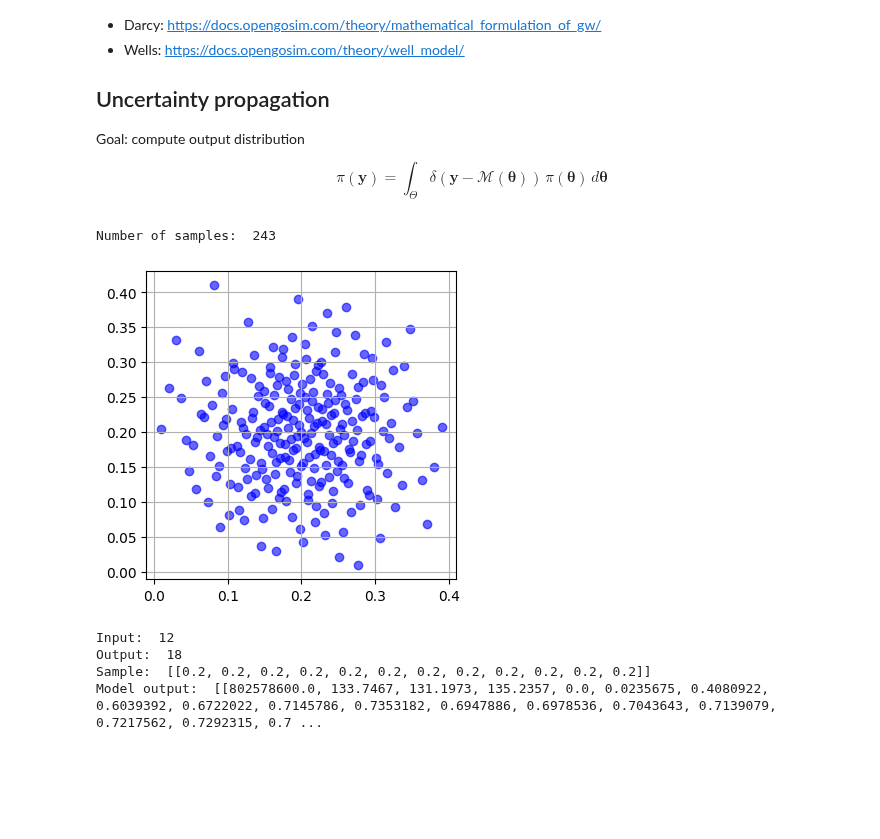
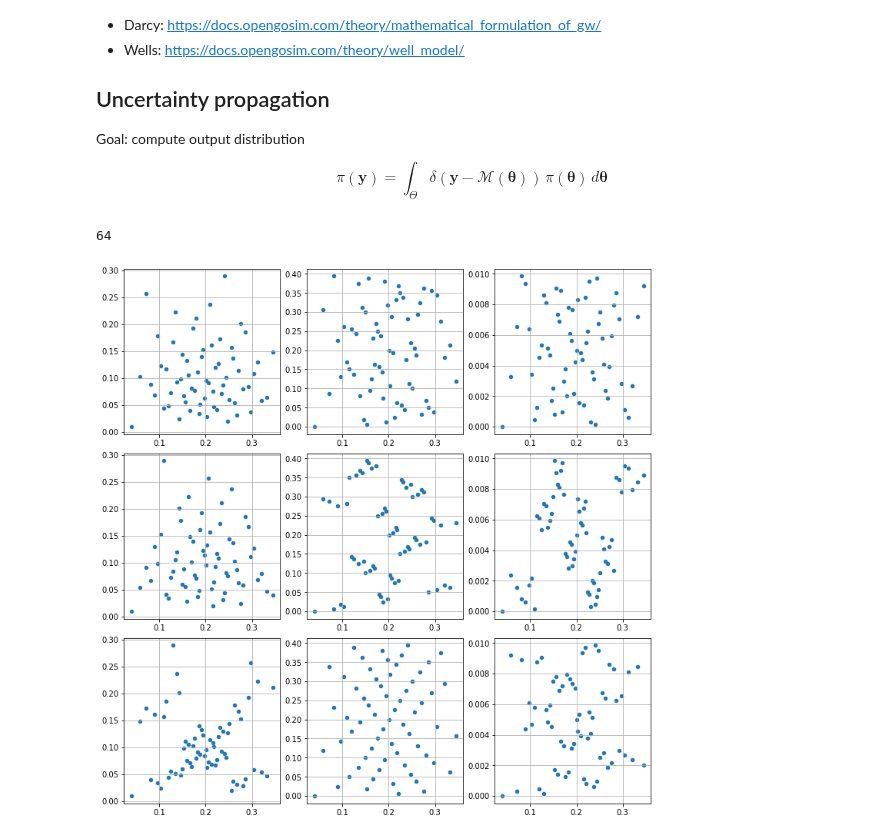
Before and after one commit to UM-Bridge/benchmarks, a Jupyter notebook: benchmarks/resevoirsim/opengosim.ipynb, the cells around one changed output. Saved outputs shown, nothing was run; the diff lists cells and outputs as text; code cells hidden in the pictures; blank space fills up the shorter version.

```diff
--- a/benchmarks/resevoirsim/opengosim.ipynb
+++ b/benchmarks/resevoirsim/opengosim.ipynb
@@ -158,45 +156,43 @@ n_inputs = model.get_input_sizes()[0]
 n_outputs = model.get_output_sizes()[0]
 # %%
 dim = n_inputs
-m = 8 # number of samples 2^m
+m = 6 # number of samples 2^m
 sampler = qmc.Sobol(d=dim, scramble=False)
 samples = sampler.random_base2(m=m)
+
+# POROSITY: truncated normal
 mean = 0.2
 std = 0.079
-#lower, upper = 0.039, 0.366
-#a, b = (lower - mu) / sigma, (upper - mu) / sigma
-#x_poro = np.linspace(lower, upper, 1000)
-#pdf_poro = truncnorm.pdf(x_poro, a, b, loc=mu, scale=sigma)
-samples = norm.ppf(samples)
-samples = samples * std + mean
-samples = samples[~np.any(samples < 0, axis=1)]
-print("Number of samples: ", len(samples))
-# Uniform sampling
-#l_bounds = [0.039]*dim
-#u_bounds = [0.366]*dim
-#samples = qmc.scale(samples, l_bounds, u_bounds)
+lower, upper = 0.039, 0.366
+a, b = (lower - mean) / std, (upper - mean) / std
+porosity_samples = truncnorm.ppf(samples[:, :12], a=a, b=b, loc=mean, scale=std)
+samples[:, :12] = porosity_samples
+
+# PERMZ scaling: beta scaled to [0.01, 1]
+alpha, beta_param = 2, 18
+permz_raw = samples[:, 12]
+permz_scaled = beta.ppf(permz_raw, a=alpha, b=beta_param)
+permz_samples = 0.01 + permz_scaled * (1 - 0.01)
+samples[:, 12] = permz_samples
+
+# FAULTS: Uniform(0,1) - no trafo needed
+samples[:,13] = 0.4*samples[:,13]
+samples[:,14] = 0.01*samples[:,14]
+
+print(len(samples))
 # %% [output]
-Number of samples:  243
+64
 # %%
-plt.figure(figsize=(4, 4))
-plt.scatter(samples[:, 1], samples[:, 2], c='blue', alpha=0.6)
-plt.grid(True)
+fig, axes = plt.subplots(3, 3, figsize=(10, 10), constrained_layout=True)
+
+for x_idx in range(3):
+    for y_idx in range(12,15):
+        ax = axes[x_idx, y_idx-12]
+        ax.scatter(samples[:, x_idx], samples[:, y_idx], s=20)
+        ax.grid(True)
 plt.show()
 # %% [output]
-[figure, old version]
+[figure, new version]
-# %%
-# Quick test
-print("Input: ", n_inputs)
-print("Output: ", n_outputs)
-
-sample = [list(samples[0])]
-print("Sample: ", sample)
-print("Model output: ", model(sample))
-# %% [output]
-Input:  12
-Output:  18
-Sample:  [[0.2, 0.2, 0.2, 0.2, 0.2, 0.2, 0.2, 0.2, 0.2, 0.2, 0.2, 0.2]]
-Model output:  [[802578600.0, 133.7467, 131.1973, 135.2357, 0.0, 0.0235675, 0.4080922, 0.6039392, 0.6722022, 0.7145786, 0.7353182, 0.6947886, 0.6978536, 0.7043643, 0.7139079, 0.7217562, 0.7292315, 0.7 ...
 # %%
 # Expensive bit
 def evaluate_samples(samples):
```
Also changed, not shown: parts of 13 cells of this notebook, 2 other files.
